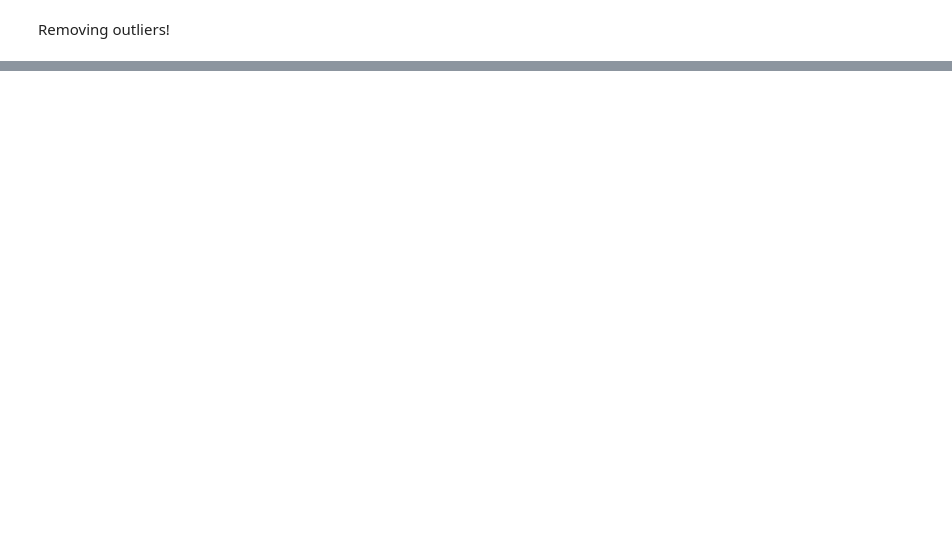
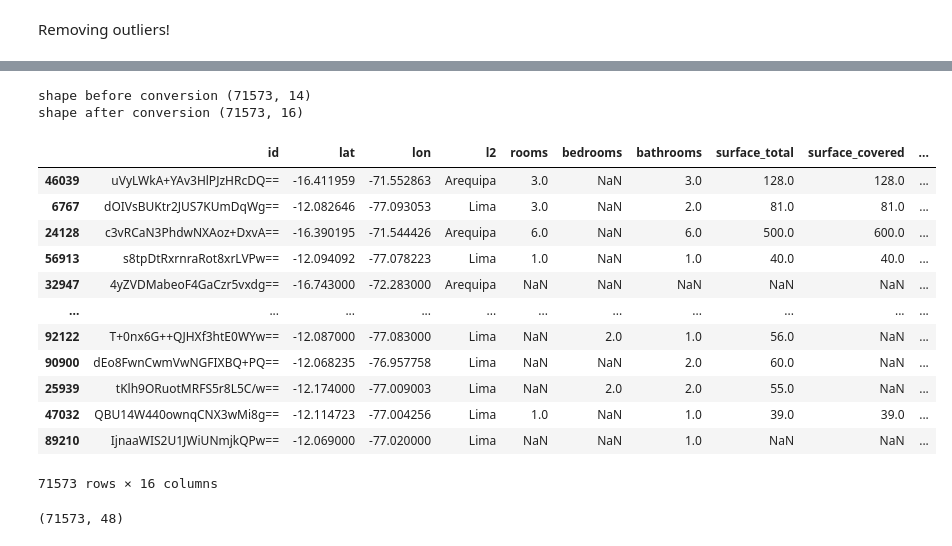
Before and after one commit to Benjacho/properati-ml-forecast, a Jupyter notebook: script.ipynb, the cells around one changed output, grey strips where cells are left out. Drawn from its saved outputs; the diff is of its cells as text; code cells hidden in the pictures; blank space fills up the shorter version.

```diff
--- a/script.ipynb
+++ b/script.ipynb
@@ -422,0 +597,10 @@ As we see here without doing data cleaning, we cannot make good visualizations S
+# %%
+properati = drop_date_and_location_columns(properati)
+# %%
+def drop_unused_columns(data):
+    print(f'shape before removal {data.shape}')
+    data = data.drop(['title', 'description'], axis=1)
+    print(f'shape after removal {data.shape}')
+    return data
+# %%
+properati = drop_unused_columns(properati)
@@ -422,0 +619,33 @@ As we see here without doing data cleaning, we cannot make good visualizations S
+# %%
+def conv_created_on_column_in_numeric(data):
+    print(f'shape before conversion {data.shape}')
+    data['created_on'] = pd.to_datetime(data['created_on'])
+    data['year'] = data['created_on'].dt.year
+    data['month'] = data['created_on'].dt.month
+    data['day'] = data['created_on'].dt.day
+    data = data.drop(['created_on'], axis=1)
+    print(f'shape after conversion {data.shape}')
+    return data
+# %%
+properati = conv_created_on_column_in_numeric(properati)
+properati
+# %% [output]
+shape before conversion (71573, 14)
+shape after conversion (71573, 16)
+|  | id | lat | lon | l2 | rooms | bedrooms | bathrooms | surface_total | surface_covered | ... |
+| 46039 | uVyLWkA+YAv3HlPJzHRcDQ== | -16.411959 | -71.552863 | Arequipa | 3.0 | NaN | 3.0 | 128.0 | 128.0 | ... |
+| 6767 | dOIVsBUKtr2JUS7KUmDqWg== | -12.082646 | -77.093053 | Lima | 3.0 | NaN | 2.0 | 81.0 | 81.0 | ... |
+| 24128 | c3vRCaN3PhdwNXAoz+DxvA== | -16.390195 | -71.544426 | Arequipa | 6.0 | NaN | 6.0 | 500.0 | 600.0 | ... |
+| 56913 | s8tpDtRxrnraRot8xrLVPw== | -12.094092 | -77.078223 | Lima | 1.0 | NaN | 1.0 | 40.0 | 40.0 | ... |
+| 32947 | 4yZVDMabeoF4GaCzr5vxdg== | -16.743000 | -72.283000 | Arequipa | NaN | NaN | NaN | NaN | NaN | ... |
+| ... | ... | ... | ... | ... | ... | ... | ... | ... | ... | ... |
+| 92122 | T+0nx6G++QJHXf3htE0WYw== | -12.087000 | -77.083000 | Lima | NaN | 2.0 | 1.0 | 56.0 | NaN | ... |
+| 90900 | dEo8FwnCwmVwNGFIXBQ+PQ== | -12.068235 | -76.957758 | Lima | NaN | NaN | 2.0 | 60.0 | NaN | ... |
+| 25939 | tKlh9ORuotMRFS5r8L5C/w== | -12.174000 | -77.009003 | Lima | NaN | 2.0 | 2.0 | 55.0 | NaN | ... |
+| 47032 | QBU14W440ownqCNX3wMi8g== | -12.114723 | -77.004256 | Lima | 1.0 | NaN | 1.0 | 39.0 | 39.0 | ... |
+| 89210 | IjnaaWIS2U1JWiUNmjkQPw== | -12.069000 | -77.020000 | Lima | NaN | NaN | 1.0 | NaN | NaN | ... |
+71573 rows × 16 columns
+# %%
+pd.get_dummies(properati, drop_first=True, columns=['l2', 'currency', 'property_type', 'operation_type']).shape
+# %% [output]
+(71573, 48)
```
Also changed, not shown: parts of 96 cells of this notebook, 2 other files.
